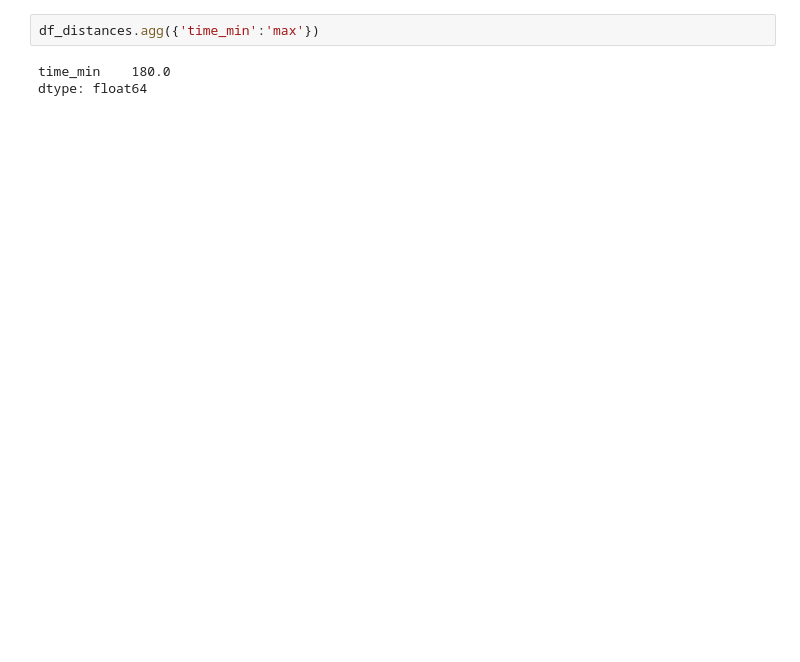
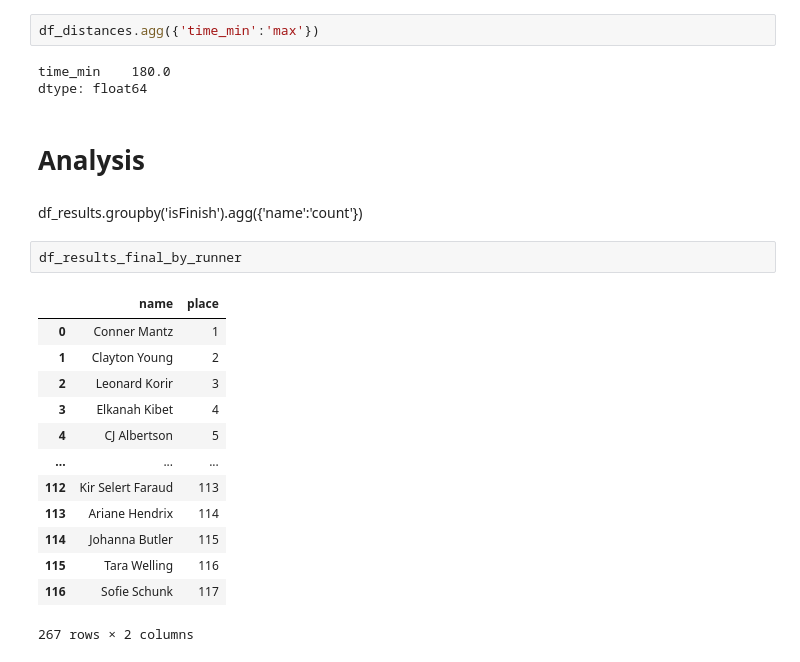
Before and after one commit to syphax/flow-visualizations, a Jupyter notebook: usa-marathon-trials-2024/util/_dev_get_times.ipynb, the cells around one changed output. Cells and saved outputs as stored; diff of their text form; blank space fills up the shorter version.

```diff
--- a/usa-marathon-trials-2024/util/_dev_get_times.ipynb
+++ b/usa-marathon-trials-2024/util/_dev_get_times.ipynb
@@ -194,3 +239,23 @@ df_distances.agg({'time_min':'max'})
 # %% [output]
 time_min    180.0
 dtype: float64
+# %% [markdown]
+# Analysis
+# %% [markdown]
+df_results.groupby('isFinish').agg({'name':'count'})
+# %%
+df_results_final_by_runner
+# %% [output]
+|  | name | place |
+| 0 | Conner Mantz | 1 |
+| 1 | Clayton Young | 2 |
+| 2 | Leonard Korir | 3 |
+| 3 | Elkanah Kibet | 4 |
+| 4 | CJ Albertson | 5 |
+| ... | ... | ... |
+| 112 | Kir Selert Faraud | 113 |
+| 113 | Ariane Hendrix | 114 |
+| 114 | Johanna Butler | 115 |
+| 115 | Tara Welling | 116 |
+| 116 | Sofie Schunk | 117 |
+267 rows × 2 columns
```
Also changed, not shown: parts of 9 cells of this notebook, 4 other files.
